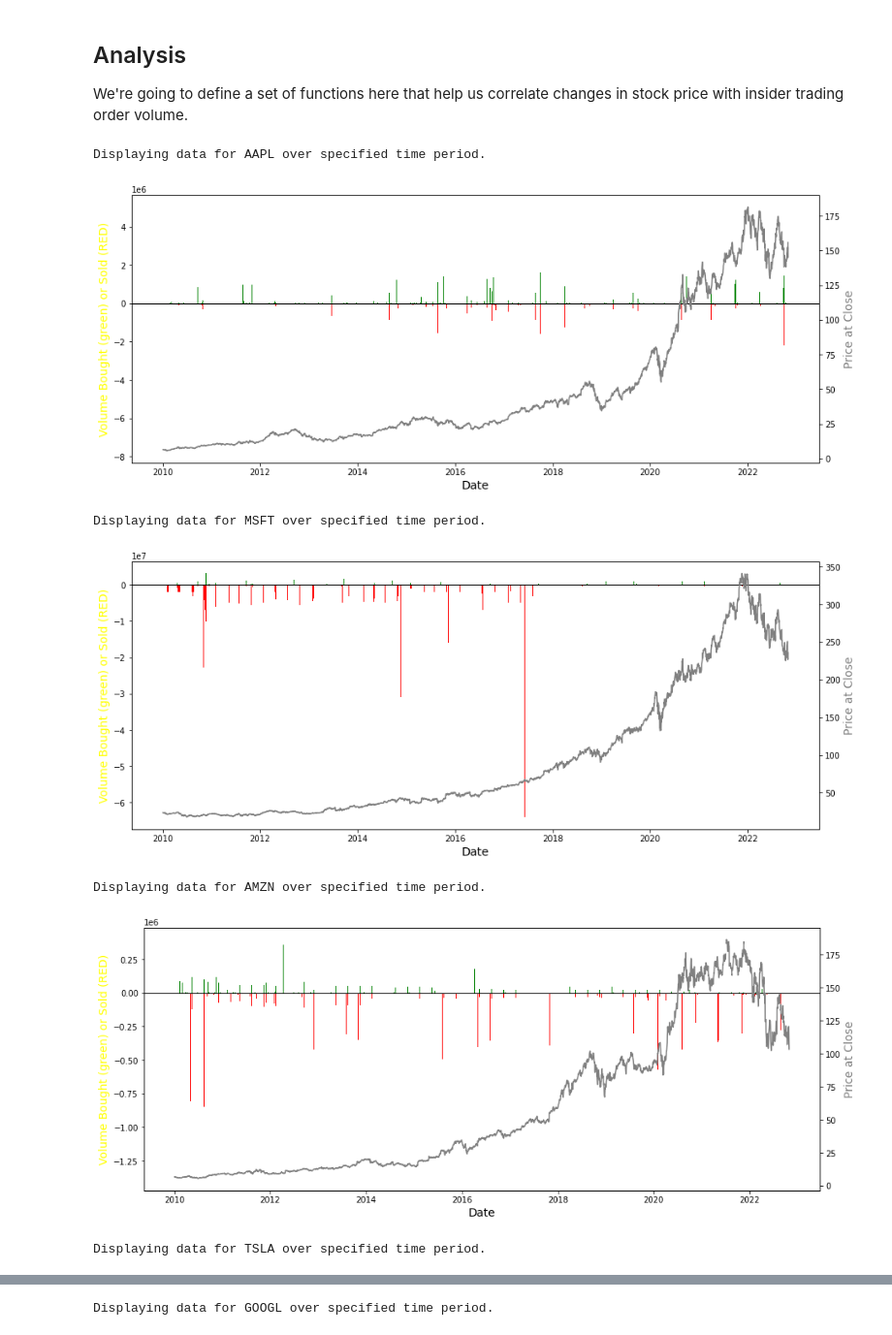
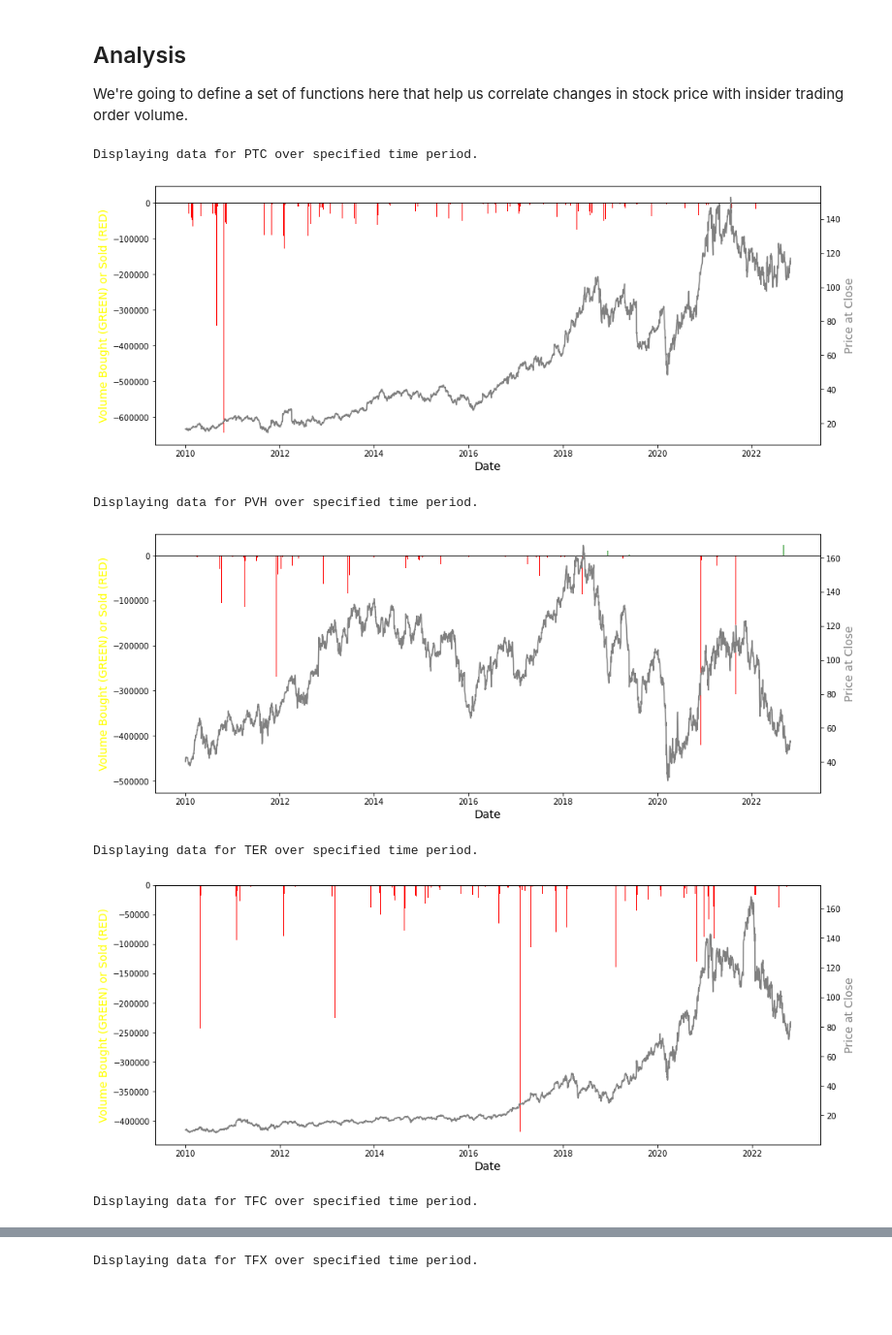
Before and after one commit to scriptbrah/insider_trading, a Jupyter notebook: insiders.ipynb, the cells around one changed output, grey strips where cells are left out. Shown at 97% size. Drawn from its saved outputs; the diff is of its cells as text; code cells hidden in the pictures; blank space fills up the shorter version.

Commit message:
improved data stocks yaml file

```diff
--- a/insiders.ipynb
+++ b/insiders.ipynb
@@ -23,9 +23,9 @@ def loadyaml(filename):
         except yaml.YAMLErorr as err:
             print(err)
 
-stocks = loadyaml("sandp10.yaml")
+stocks = loadyaml("snp500.yaml")
 settings = loadyaml("settings.yaml")
 
-print("Stocks struct looks like: " + stocks)
-print("Settings struct looks like: " + settings)
+print("Stocks struct looks like: " + str(stocks))
+print("Settings struct looks like: " + str(settings))
 # %% [output]
@@ -310,8 +338,8 @@ def load_rel_data(startDate, endDate, stockSymbol):
     warnings.filterwarnings("ignore")
     with psycopg.connect("host='{}' port={} dbname='{}' user={} password={}"
                          .format("127.0.0.1", "5432", "insider_trading", "ethan", "ethan")) as conn:
-        sql_D = "SELECT transaction_date, number_of_securities_transacted FROM insiders WHERE company = '{}' AND acquistion_or_disposition = 'D';".format(stockSymbol)
-        sql_A = "SELECT transaction_date, number_of_securities_transacted FROM insiders WHERE company = '{}' AND acquistion_or_disposition = 'A';".format(stockSymbol)
+        sql_D = "SELECT transaction_date, number_of_securities_transacted FROM insiders WHERE company = '{}' AND acquistion_or_disposition = 'D' AND security_name like 'Common Stock%' AND direct_or_indirect_ownership = '--D' AND transaction_type like 'S-%';".format(stockSymbol)
+        sql_A = "SELECT transaction_date, number_of_securities_transacted FROM insiders WHERE company = '{}' AND acquistion_or_disposition = 'A' AND security_name like 'Common Stock%' AND direct_or_indirect_ownership = '--D' AND transaction_type like 'P-%';".format(stockSymbol)
 
         dat_D = pd.read_sql_query(sql_D, conn)
         dat_A = pd.read_sql_query(sql_A, conn)
@@ -357,41 +385,44 @@ def load_rel_data(startDate, endDate, stockSymbol):
 def graph_sold_price(concatdat):
     # Create a figure object that we can store three plots in.
     fig,volume = plt.subplots(figsize=(15,6))
 
     # Volume sold will be shown as red, volume bought will be sold as green.
     volume.bar(concatdat.Date, concatdat.VolumeSold*-1, color="red", width=3)
     volume.bar(concatdat.Date, concatdat.VolumeBought, color="green", width=4)
 
     # Set axis label info.
     volume.set_xlabel("Date", fontsize = 14)
-    volume.set_ylabel("Volume Bought (green) or Sold (RED)", color="yellow", fontsize=14)
+    volume.set_ylabel("Volume Bought (GREEN) or Sold (RED)", color="yellow", fontsize=14)
 
     # Create a black line to draw sharp distinction between sold and bought volume.
     volume.axhline(y=0, color= 'black', linewidth=1,)
 
     # Use twinx() to add another plot with a different y-axis.
     price=volume.twinx()
     price.plot(concatdat.Date, concatdat.ClosePrice, color="grey")
     price.set_ylabel("Price at Close", color="grey", fontsize=14)
 
     # Display the plot.
     plt.show()
 
 if __name__ == "__main__":
     # Define the region of time over which you are interested.
     start = datetime.datetime(2010, 1, 1)
     end = datetime.datetime(2022, 10, 29)
 
     # Iterate over all stock listed in sandp10.yaml.
     for stock in stocks:
-        print("Displaying data for " + stocks[stock].get("symbol") + " over specified time period.")
-        data = load_rel_data(start, end, stocks[stock].get("symbol"))
-        graph_sold_price(data)
+        if stocks[stock].get("Watch") == True:
+            print("Displaying data for " + stocks[stock].get("Symbol") + " over specified time period.")
+            data = load_rel_data(start, end, stocks[stock].get("Symbol"))
+            graph_sold_price(data)
+
+    print("***DONE***")
 # %% [output]
-Displaying data for AAPL over specified time period.
+Displaying data for PTC over specified time period.
-[figure, old version]
+[figure, new version]
-Displaying data for MSFT over specified time period.
+Displaying data for PVH over specified time period.
-[figure, old version]
+[figure, new version]
-Displaying data for AMZN over specified time period.
+Displaying data for TER over specified time period.
-[figure, old version]
+[figure, new version]
-Displaying data for TSLA over specified time period.
+Displaying data for TFC over specified time period.
@@ -399 +430 @@ Displaying data for TSLA over specified time period.
-Displaying data for GOOGL over specified time period.
+Displaying data for TFX over specified time period.
```
Also changed, not shown: parts of 3 cells of this notebook, 19 other files.
